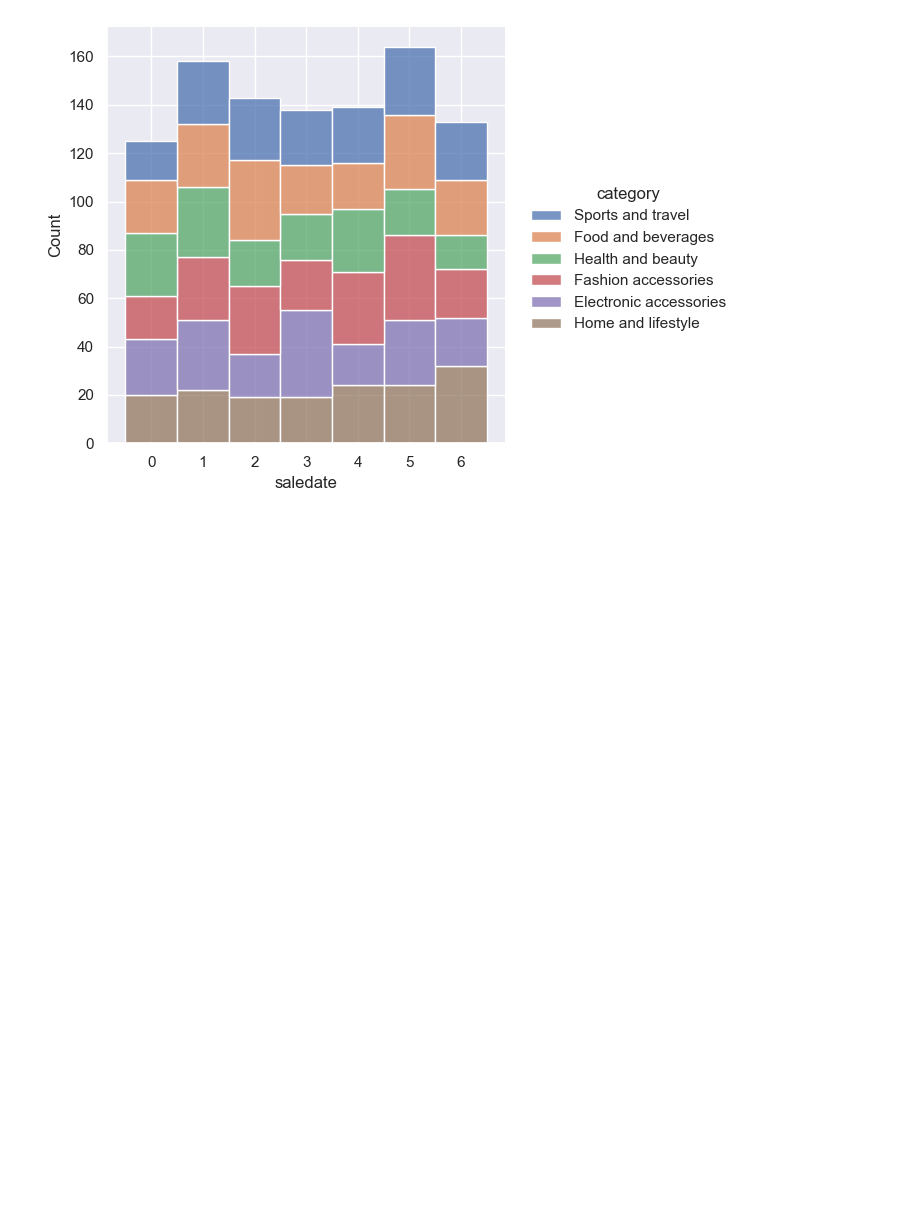
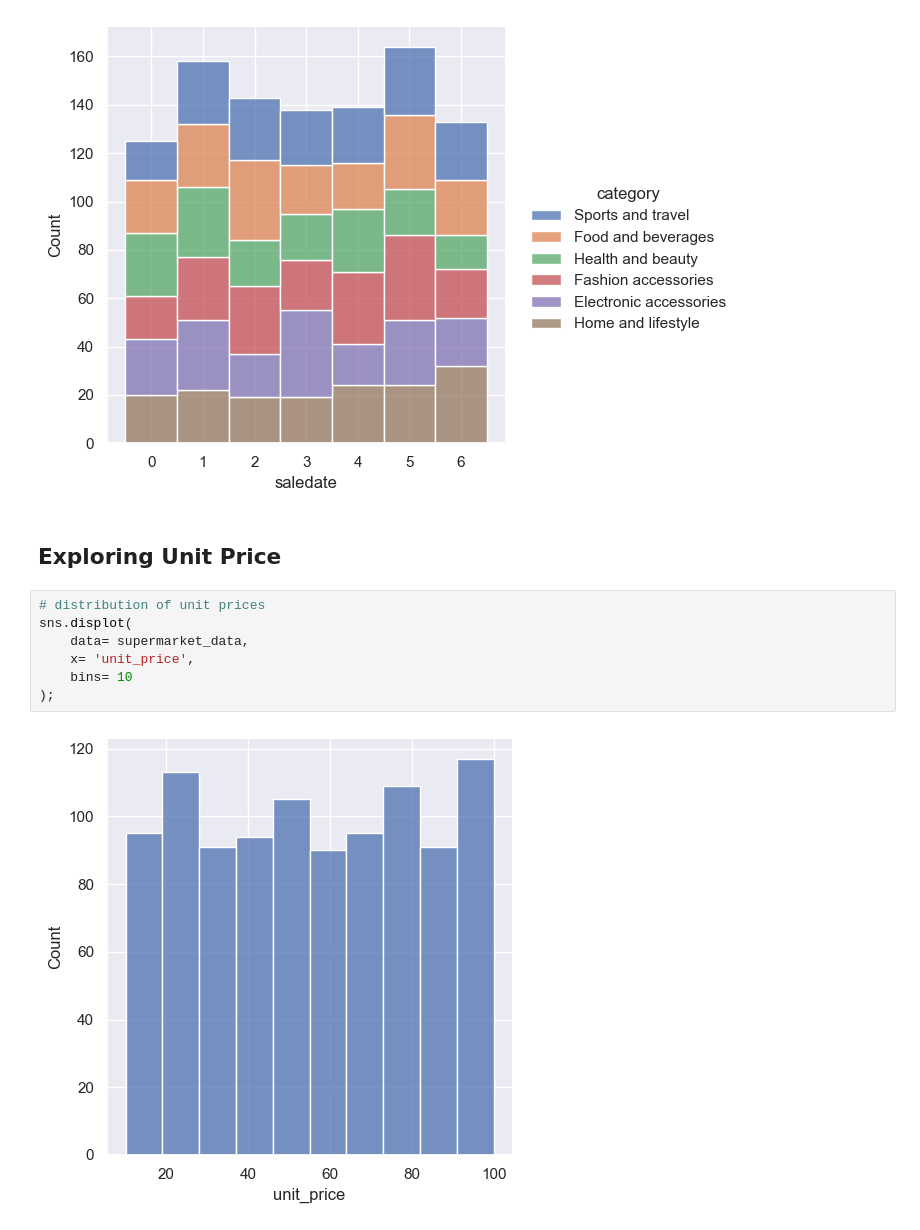
Before and after one commit to zdravoj/data-science-foundations, a Jupyter notebook: Supermarket_Sales/Supermarket_sales_analysis.ipynb, the cells around one changed output. Cells and saved outputs as stored; diff of their text form; blank space fills up the shorter version.

Commit message:
exploring transactions with high unit price

```diff
--- a/Supermarket_Sales/Supermarket_sales_analysis.ipynb
+++ b/Supermarket_Sales/Supermarket_sales_analysis.ipynb
@@ -1070,3 +1070,14 @@ g = sns.displot(
 )
 # %% [output]
 [figure]
+# %% [markdown]
+## Exploring Unit Price
+# %%
+# distribution of unit prices
+sns.displot(
+    data= supermarket_data,
+    x= 'unit_price',
+    bins= 10
+);
+# %% [output]
+[figure, added]
```
Also changed, not shown: parts of 6 cells of this notebook.
